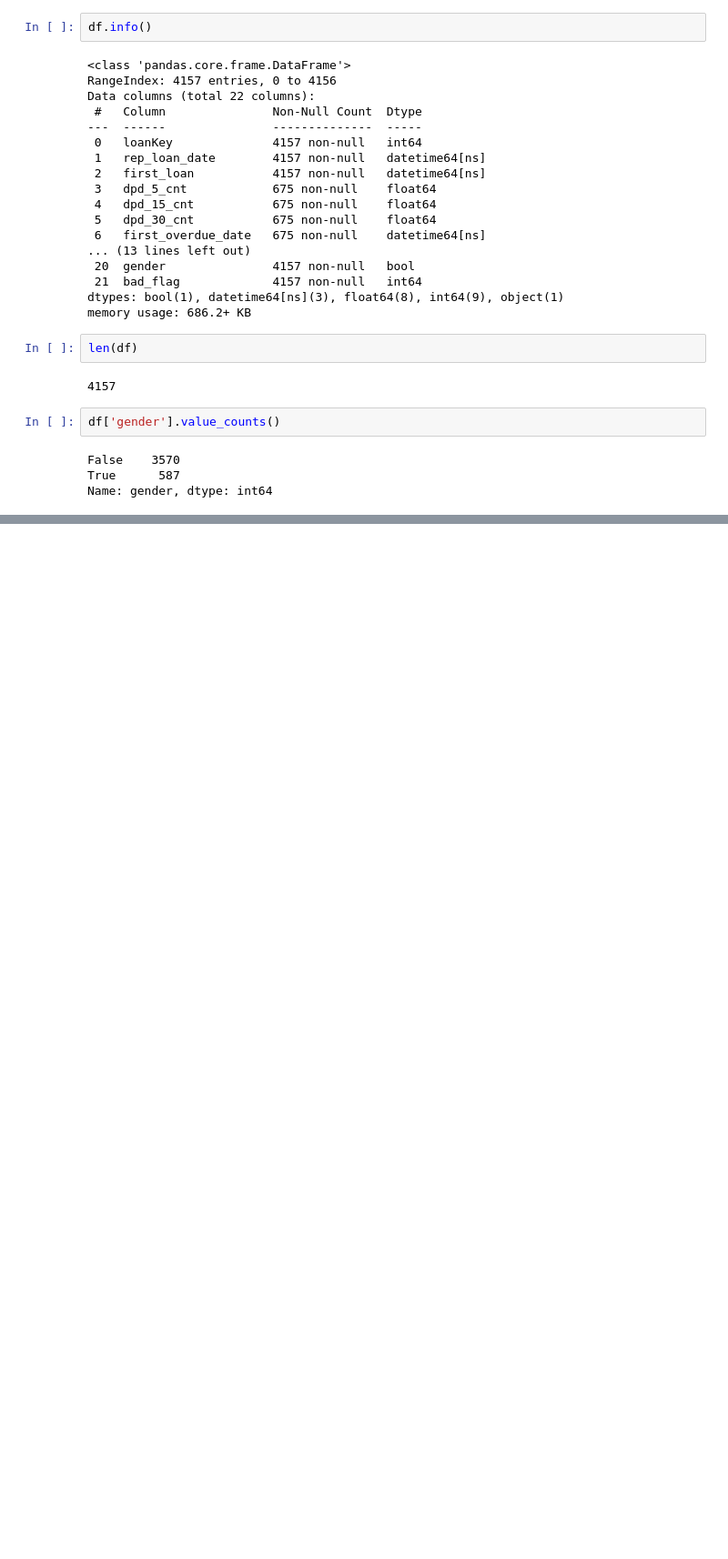
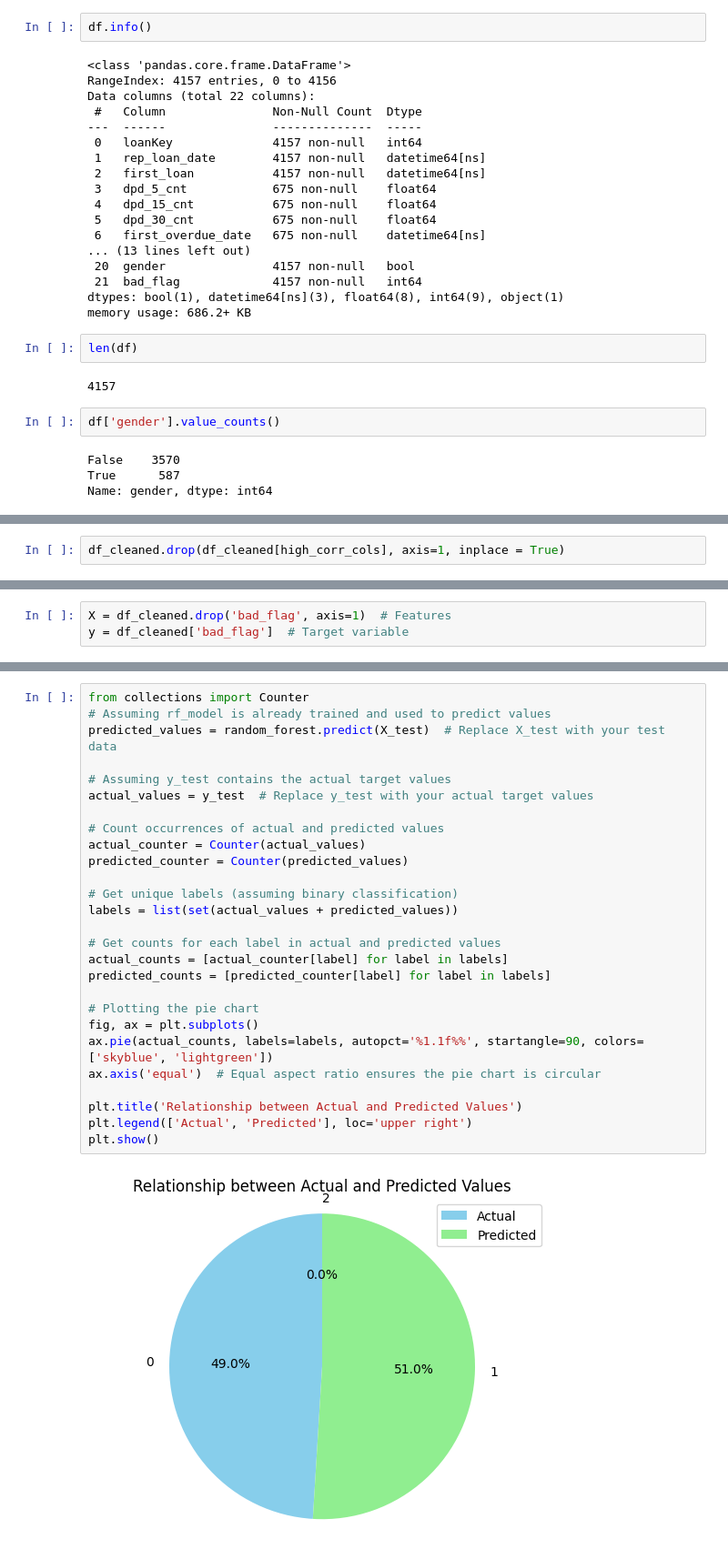
Before and after one commit to nikhilbansal23/FlaggingLoans, a Jupyter notebook: Flagging_Loans.ipynb, the cells around one changed output, grey strips where cells are left out. Shown at 91% size. Drawn from its saved outputs; the diff is of its cells as text; blank space fills up the shorter version.

```diff
--- a/Flagging_Loans.ipynb
+++ b/Flagging_Loans.ipynb
@@ -69,0 +430,2 @@ Name: gender, dtype: int64
+# %%
+df_cleaned.drop(df_cleaned[high_corr_cols], axis=1, inplace = True)
@@ -69,0 +438,3 @@ Name: gender, dtype: int64
+# %%
+X = df_cleaned.drop('bad_flag', axis=1)  # Features
+y = df_cleaned['bad_flag']  # Target variable
@@ -69,0 +681,29 @@ Name: gender, dtype: int64
+# %%
+from collections import Counter
+# Assuming rf_model is already trained and used to predict values
+predicted_values = random_forest.predict(X_test)  # Replace X_test with your test data
+
+# Assuming y_test contains the actual target values
+actual_values = y_test  # Replace y_test with your actual target values
+
+# Count occurrences of actual and predicted values
+actual_counter = Counter(actual_values)
+predicted_counter = Counter(predicted_values)
+
+# Get unique labels (assuming binary classification)
+labels = list(set(actual_values + predicted_values))
+
+# Get counts for each label in actual and predicted values
+actual_counts = [actual_counter[label] for label in labels]
+predicted_counts = [predicted_counter[label] for label in labels]
+
+# Plotting the pie chart
+fig, ax = plt.subplots()
+ax.pie(actual_counts, labels=labels, autopct='%1.1f%%', startangle=90, colors=['skyblue', 'lightgreen'])
+ax.axis('equal')  # Equal aspect ratio ensures the pie chart is circular
+
+plt.title('Relationship between Actual and Predicted Values')
+plt.legend(['Actual', 'Predicted'], loc='upper right')
+plt.show()
+# %% [output]
+[figure, added]
```
Also changed, not shown: parts of 65 cells of this notebook.
